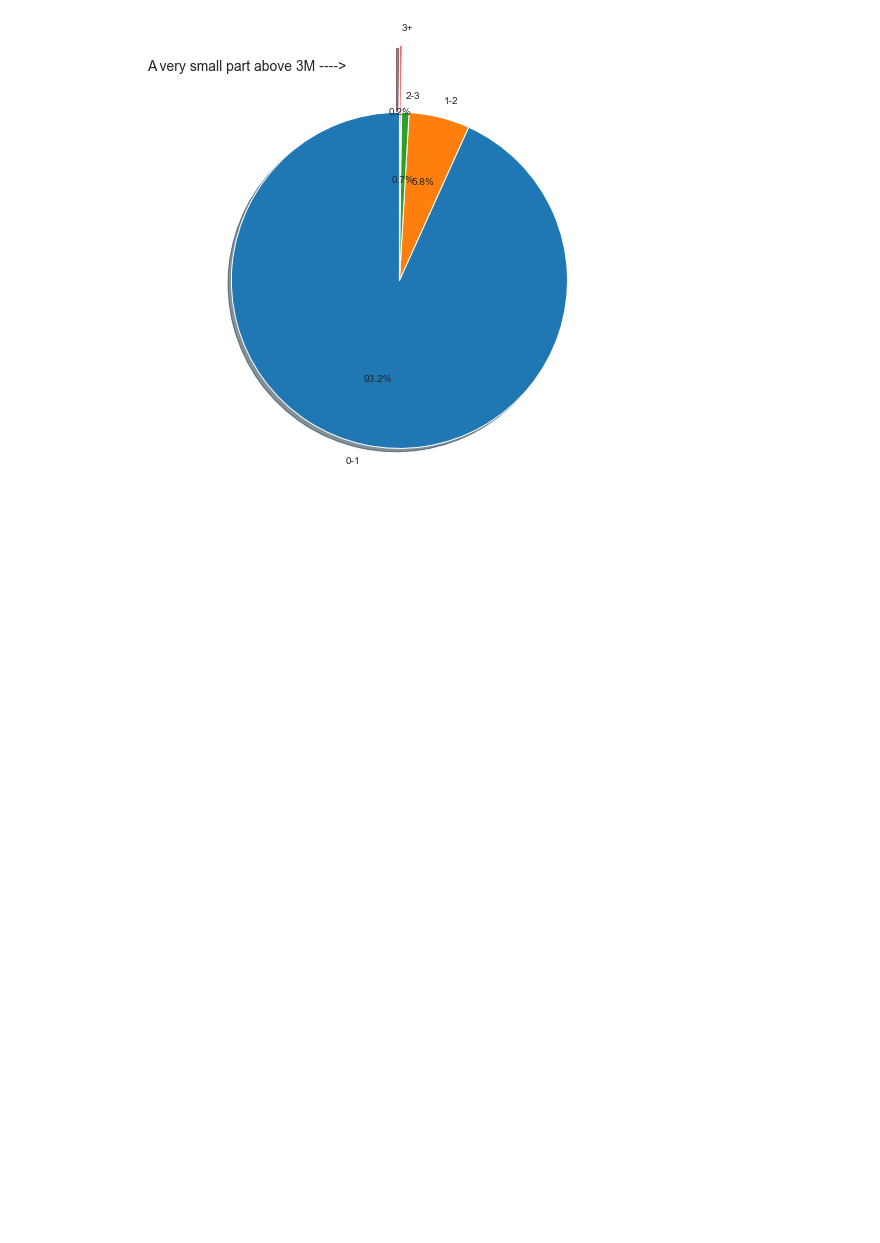
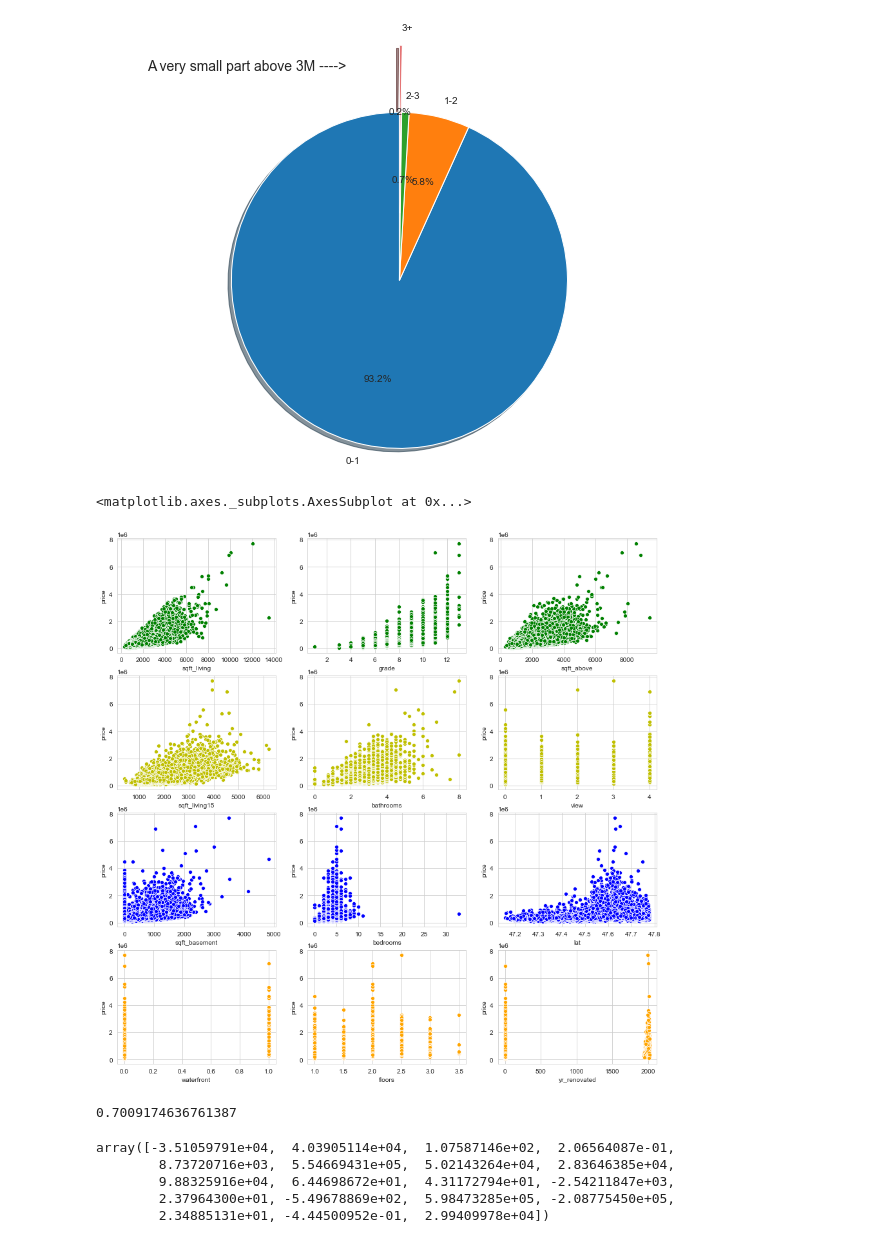
Before and after one commit to GabiDunaevsky/data-science-project, a Jupyter notebook: Notebook3.ipynb, the cells around one changed output. Saved outputs shown, nothing was run; the diff lists cells and outputs as text; code cells hidden in the pictures; blank space fills up the shorter version.

Commit message:
showing that my linear model works

```diff
--- a/Notebook3.ipynb
+++ b/Notebook3.ipynb
@@ -526,3 +557,61 @@ plt.tight_layout(-8)
 plt.show()
 # %% [output]
 [figure]
+# %%
+# we want to learn about the most 12 influencing fetchers in our dataset.
+plt.figure(figsize=(15,15))
+plt.subplot(4,3,1)
+sns.scatterplot(x="sqft_living", y="price", data=rdf,color="g")
+
+plt.subplot(4,3,2)
+sns.scatterplot(x="grade", y="price", data=rdf,color="g")
+
+plt.subplot(4,3,3)
+sns.scatterplot(x="sqft_above", y="price", data=rdf,color="g")
+
+plt.subplot(4,3,4)
+sns.scatterplot(x="sqft_living15", y="price", data=rdf,color="y")
+
+plt.subplot(4,3,5)
+sns.scatterplot(x="bathrooms", y="price", data=rdf,color="y")
+
+plt.subplot(4,3,6)
+sns.scatterplot(x="view", y="price", data=rdf,color="y")
+
+plt.subplot(4,3,7)
+sns.scatterplot(x="sqft_basement", y="price", data=rdf,color="b")
+
+plt.subplot(4,3,8)
+sns.scatterplot(x="bedrooms", y="price", data=rdf,color="b")
+
+plt.subplot(4,3,9)
+sns.scatterplot(x="lat", y="price", data=rdf,color="b")
+
+plt.subplot(4,3,10)
+sns.scatterplot(x="waterfront", y="price", data=rdf,color="orange")
+
+plt.subplot(4,3,11)
+sns.scatterplot(x="floors", y="price", data=rdf,color="orange")
+
+plt.subplot(4,3,12)
+sns.scatterplot(x="yr_renovated", y="price", data=rdf,color="orange")
+# %% [output]
+<matplotlib.axes._subplots.AxesSubplot at 0x...>
+[figure, added]
+# %%
+X = rdf.drop('price',axis=1)
+y = rdf['price']
+X_train, X_test, y_train, y_test = train_test_split(X, y, test_size=0.25)
+reg = LinearRegression().fit(X_train,y_train)
+reg.predict(X_test)
+reg.score(X, y)
+# %% [output]
+0.7009174636761387
+# %%
+reg.coef_
+# %% [output]
+array([-3.51059791e+04,  4.03905114e+04,  1.07587146e+02,  2.06564087e-01,
+        8.73720716e+03,  5.54669431e+05,  5.02143264e+04,  2.83646385e+04,
+        9.88325916e+04,  6.44698672e+01,  4.31172794e+01, -2.54211847e+03,
+        2.37964300e+01, -5.49678869e+02,  5.98473285e+05, -2.08775450e+05,
+        2.34885131e+01, -4.44500952e-01,  2.99409978e+04])
```
Also changed, not shown: parts of 9 cells of this notebook.
